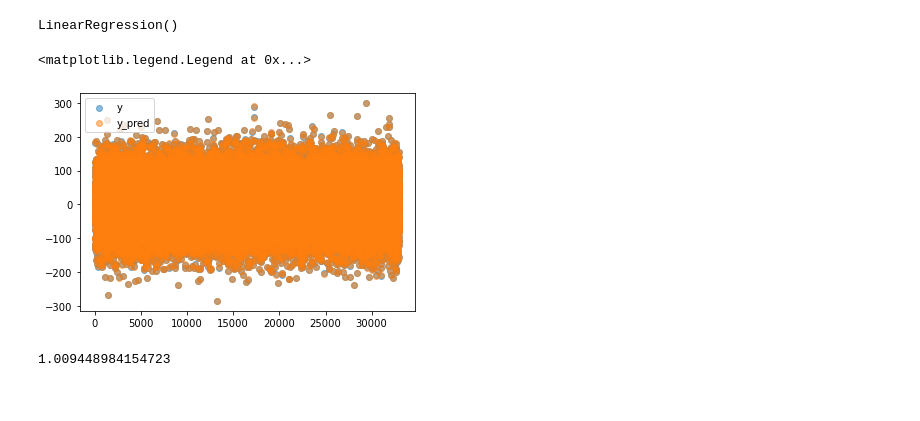
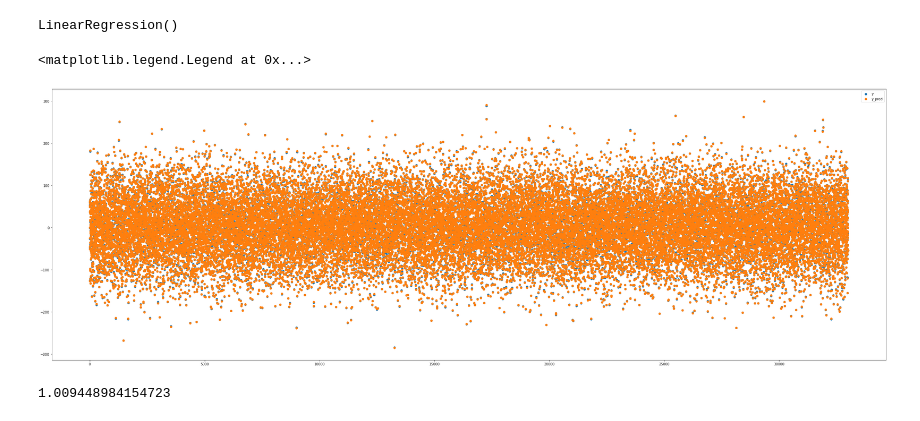
Before and after one commit to andreshat/neural-networks-university-course-labs, a Jupyter notebook: lab_2/lab_2.ipynb, the cells around one changed output. Drawn from its saved outputs; the diff is of its cells as text; code cells hidden in the pictures.

```diff
--- a/lab_2/lab_2.ipynb
+++ b/lab_2/lab_2.ipynb
@@ -78,15 +69,15 @@ import matplotlib.pyplot as plt
 
 %matplotlib inline
 # %%
-fig = plt.figure()
+fig = plt.figure(figsize=(45, 15))
 
 ax1 = fig.add_subplot(111)
-ax1.scatter(range(y_test.size), y_test, label='y', alpha=0.5)
-ax1.scatter(range(y_pred.size), y_pred, label='y_pred', alpha=0.5)
+ax1.scatter(range(y_test.size), y_test, label='y')
+ax1.scatter(range(y_pred.size), y_pred, label='y_pred')
 ax1.legend()
 # %% [output]
 <matplotlib.legend.Legend at 0x...>
-[figure, old version]
+[figure, new version]
 # %%
 from sklearn.metrics import mean_squared_error
 # %%
```
Also changed, not shown: parts of 3 cells of this notebook.
